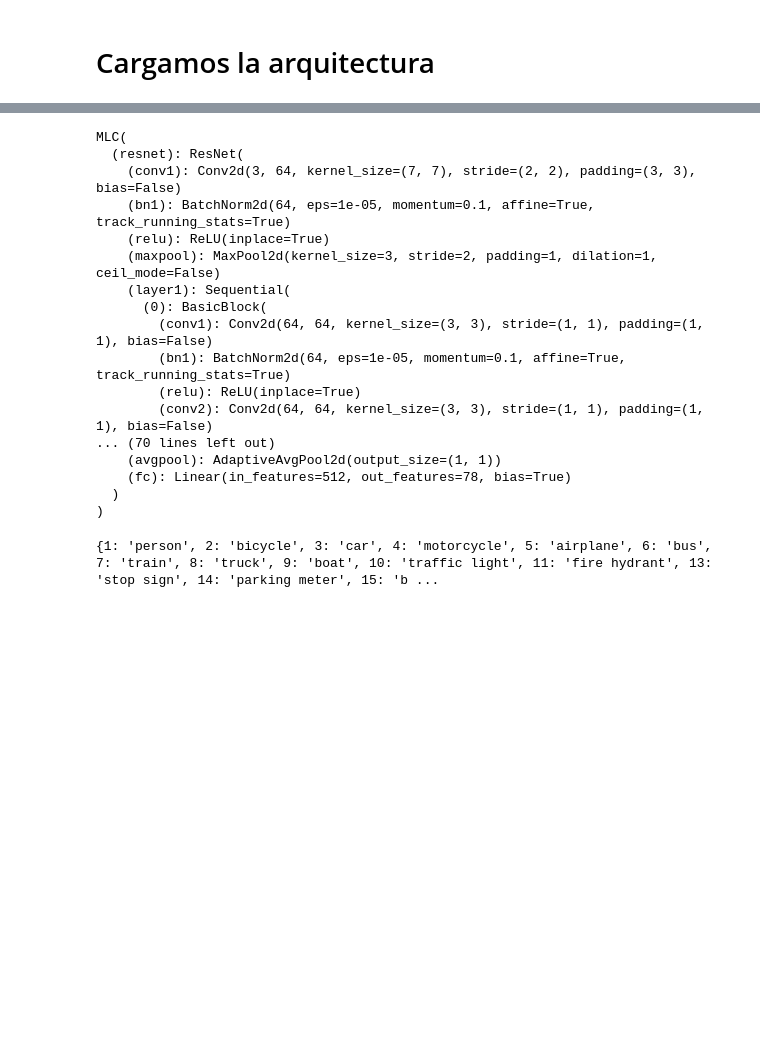
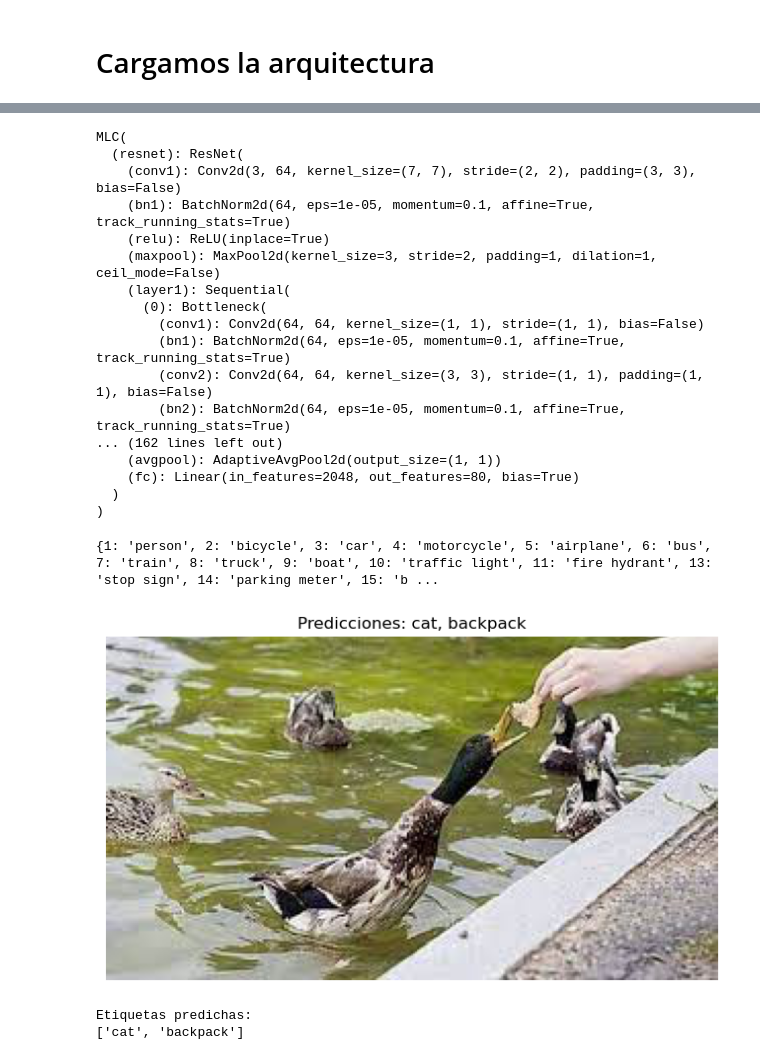
Before and after one commit to Juanja1306/EntrenamientoMultilabel, a Jupyter notebook: 3_Carga_Prediccion.ipynb, the cells around one changed output, grey strips where cells are left out. Saved outputs shown, nothing was run; the diff lists cells and outputs as text; code cells hidden in the pictures; blank space fills up the shorter version.

```diff
--- a/3_Carga_Prediccion.ipynb
+++ b/3_Carga_Prediccion.ipynb
@@ -141,7 +143,7 @@ if torch.cuda.is_available():
 cuda
 # %%
 # Cargar el modelo en CPU
-state_dict = torch.load(r".\modelo_pesos1.pth", map_location=torch.device('cpu'))
+state_dict = torch.load(r".\modelo_pesos_todas_imagenes.pth", map_location=torch.device('cpu'))
 new_state_dict = {k.replace('resnet.', ''): v for k, v in state_dict.items()}
 model.resnet.load_state_dict(new_state_dict, strict=False)
 model.eval()  # Poner el modelo en modo de evaluación
@@ -153,14 +155,14 @@ MLC(
     (relu): ReLU(inplace=True)
     (maxpool): MaxPool2d(kernel_size=3, stride=2, padding=1, dilation=1, ceil_mode=False)
     (layer1): Sequential(
-      (0): BasicBlock(
-        (conv1): Conv2d(64, 64, kernel_size=(3, 3), stride=(1, 1), padding=(1, 1), bias=False)
+      (0): Bottleneck(
+        (conv1): Conv2d(64, 64, kernel_size=(1, 1), stride=(1, 1), bias=False)
         (bn1): BatchNorm2d(64, eps=1e-05, momentum=0.1, affine=True, track_running_stats=True)
-        (relu): ReLU(inplace=True)
         (conv2): Conv2d(64, 64, kernel_size=(3, 3), stride=(1, 1), padding=(1, 1), bias=False)
-... (70 lines left out)
+        (bn2): BatchNorm2d(64, eps=1e-05, momentum=0.1, affine=True, track_running_stats=True)
+... (162 lines left out)
     (avgpool): AdaptiveAvgPool2d(output_size=(1, 1))
-    (fc): Linear(in_features=512, out_features=78, bias=True)
+    (fc): Linear(in_features=2048, out_features=80, bias=True)
   )
 )
 # %%
@@ -204,4 +206,13 @@ def predict_and_show(image_path, model, coco):
     plt.show()
 
     return labels
+# %%
+image_path = r"C:\Users\Juanja Malo\Desktop\e.jpg"  # Cambia a la ruta de tu imagen
+predicted_labels = predict_and_show(image_path, model, coco)
+print("Etiquetas predichas:")
+print(predicted_labels)
+# %% [output]
+[figure, added]
+Etiquetas predichas:
+['cat', 'backpack']
 # %%
```
Also changed, not shown: parts of 8 cells of this notebook, 1 other file.
